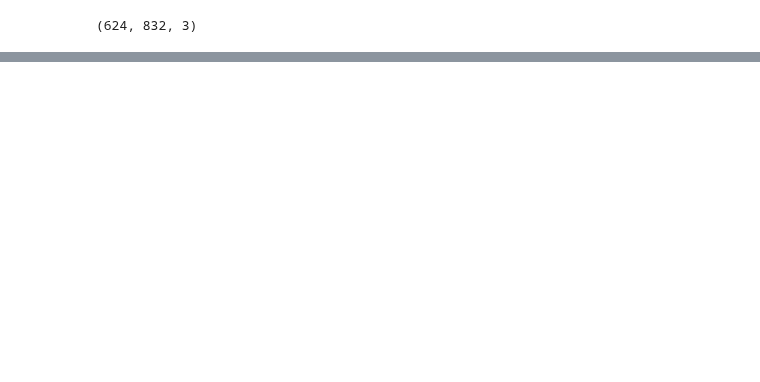
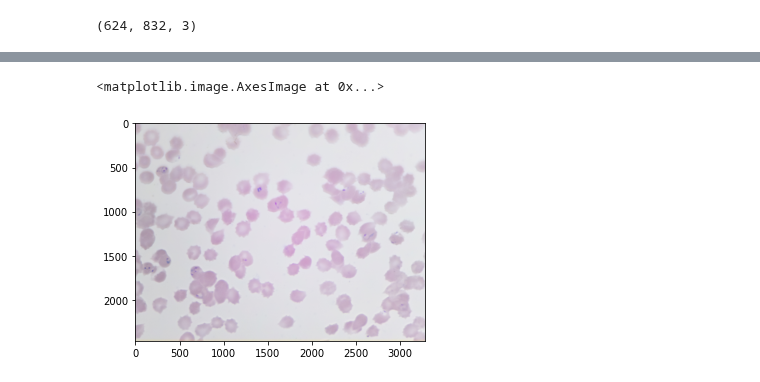
Before and after one commit to danielbarco/malatec, a Jupyter notebook: Notebooks/openflexure_client_testing.ipynb, the cells around one changed output, grey strips where cells are left out. Drawn from its saved outputs; the diff is of its cells as text; code cells hidden in the pictures; blank space fills up the shorter version.

```diff
--- a/Notebooks/openflexure_client_testing.ipynb
+++ b/Notebooks/openflexure_client_testing.ipynb
@@ -125,0 +220,9 @@ ax.imshow(np.array(image))
+# %%
+r = requests.get("http://microscope:5000/api/v2/captures/3065c6ab-619c-43eb-88fe-9919da4db927/download/2021-05-07_08-38-29.jpeg")
+# %%
+image = PIL.Image.open(io.BytesIO(r.content))
+f, ax = plt.subplots(1,1)
+ax.imshow(np.array(image))
+# %% [output]
+<matplotlib.image.AxesImage at 0x...>
+[figure, added]
```
Also changed, not shown: parts of 20 cells of this notebook, 1 other file.
